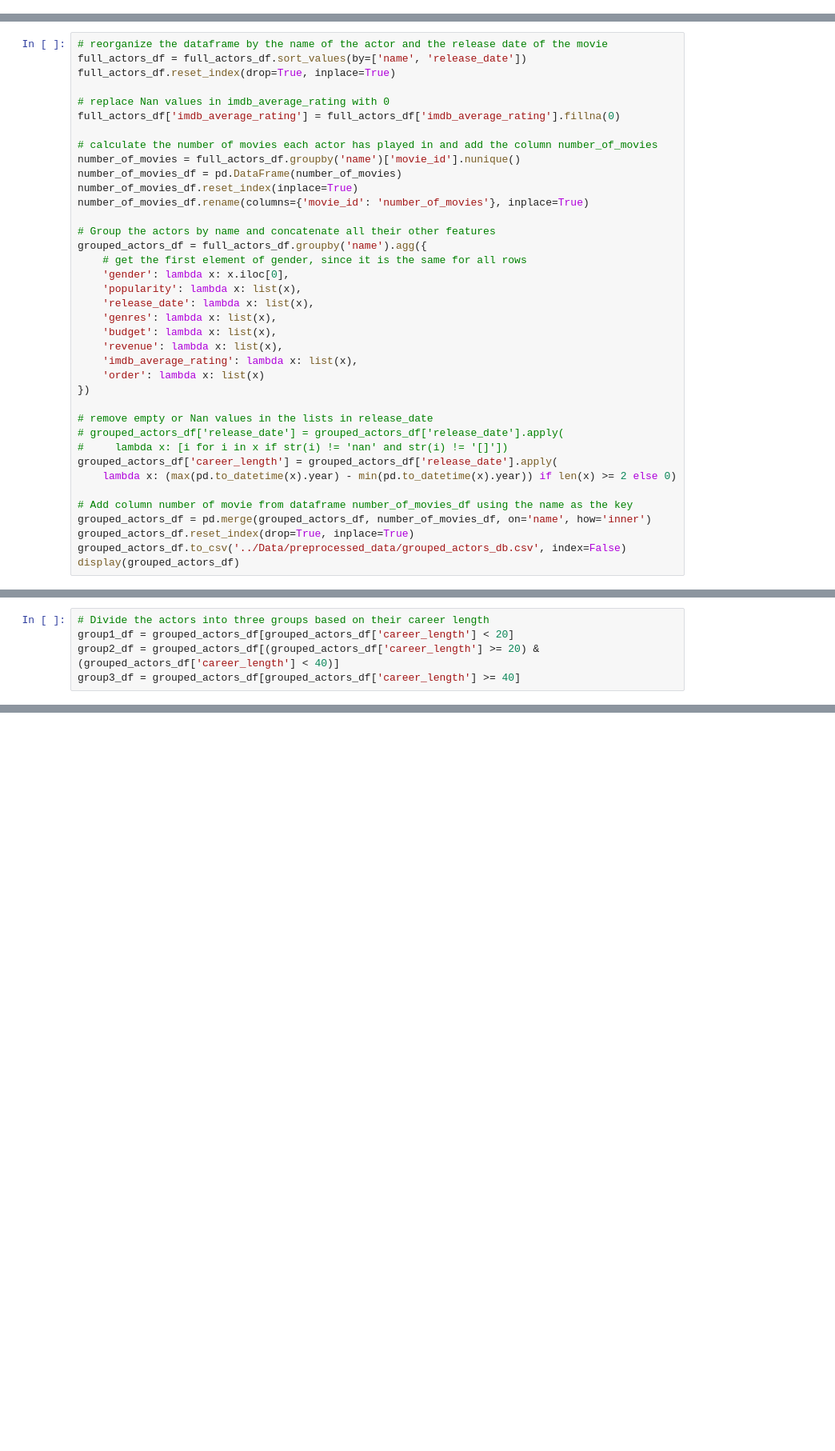
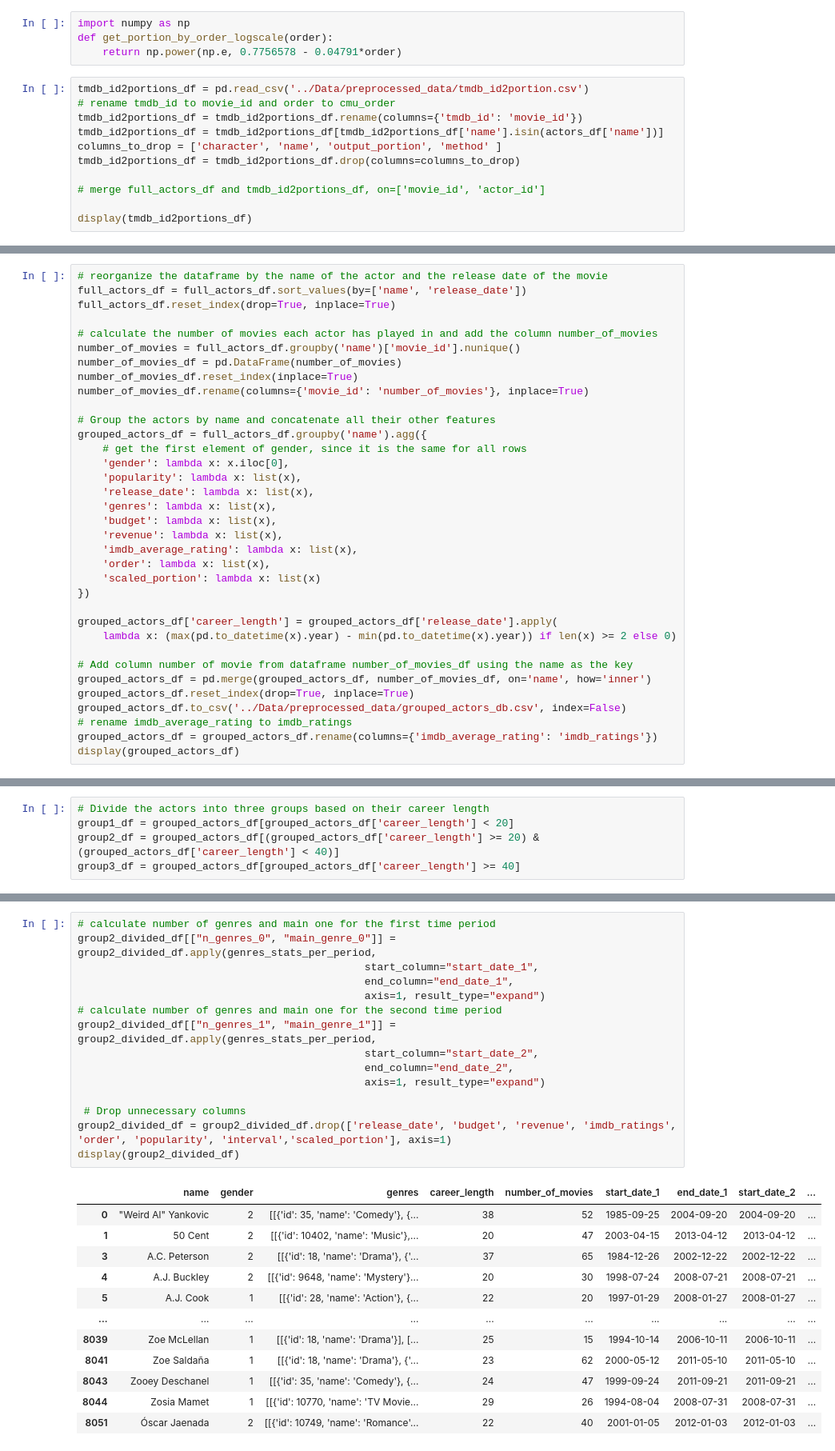
Before and after one commit to epfl-ada/ada-2023-project-cinemada, a Jupyter notebook: Preprocessing/fame.ipynb, the cells around one changed output, grey strips where cells are left out. Shown: that part at 80% size. Cells and saved outputs as stored; diff of their text form; blank space fills up the shorter version.

```diff
--- a/Preprocessing/fame.ipynb
+++ b/Preprocessing/fame.ipynb
@@ -123,0 +125,15 @@ imdb_rating_df = pd.DataFrame.from_dict(tmdb_id2credit_imdb_rating, orient='inde
+# %%
+import numpy as np
+def get_portion_by_order_logscale(order):
+    return np.power(np.e, 0.7756578 - 0.04791*order)
+# %%
+tmdb_id2portions_df = pd.read_csv('../Data/preprocessed_data/tmdb_id2portion.csv')
+# rename tmdb_id to movie_id and order to cmu_order
+tmdb_id2portions_df = tmdb_id2portions_df.rename(columns={'tmdb_id': 'movie_id'})
+tmdb_id2portions_df = tmdb_id2portions_df[tmdb_id2portions_df['name'].isin(actors_df['name'])]
+columns_to_drop = ['character', 'name', 'output_portion', 'method' ]
+tmdb_id2portions_df = tmdb_id2portions_df.drop(columns=columns_to_drop)
+
+# merge full_actors_df and tmdb_id2portions_df, on=['movie_id', 'actor_id']
+
+display(tmdb_id2portions_df)
@@ -227,9 +277,6 @@ The number of apparitions in movies of actors of interest is 307,006
 # reorganize the dataframe by the name of the actor and the release date of the movie
 full_actors_df = full_actors_df.sort_values(by=['name', 'release_date'])
 full_actors_df.reset_index(drop=True, inplace=True)
-
-# replace Nan values in imdb_average_rating with 0
-full_actors_df['imdb_average_rating'] = full_actors_df['imdb_average_rating'].fillna(0)
 
 # calculate the number of movies each actor has played in and add the column number_of_movies
 number_of_movies = full_actors_df.groupby('name')['movie_id'].nunique()
@@ -247,12 +294,10 @@ grouped_actors_df = full_actors_df.groupby('name').agg({
     'budget': lambda x: list(x),
     'revenue': lambda x: list(x),
     'imdb_average_rating': lambda x: list(x),
-    'order': lambda x: list(x)
+    'order': lambda x: list(x),
+    'scaled_portion': lambda x: list(x)
 })
 
-# remove empty or Nan values in the lists in release_date
-# grouped_actors_df['release_date'] = grouped_actors_df['release_date'].apply(
-#     lambda x: [i for i in x if str(i) != 'nan' and str(i) != '[]'])
 grouped_actors_df['career_length'] = grouped_actors_df['release_date'].apply(
     lambda x: (max(pd.to_datetime(x).year) - min(pd.to_datetime(x).year)) if len(x) >= 2 else 0)
 
@@ -260,5 +305,7 @@ grouped_actors_df['career_length'] = grouped_actors_df['release_date'].apply(
 grouped_actors_df = pd.merge(grouped_actors_df, number_of_movies_df, on='name', how='inner')
 grouped_actors_df.reset_index(drop=True, inplace=True)
 grouped_actors_df.to_csv('../Data/preprocessed_data/grouped_actors_db.csv', index=False)
+# rename imdb_average_rating to imdb_ratings
+grouped_actors_df = grouped_actors_df.rename(columns={'imdb_average_rating': 'imdb_ratings'})
 display(grouped_actors_df)
 # %% [output]
@@ -378,0 +515,28 @@ display(group1_divided_df)
+# %%
+# calculate number of genres and main one for the first time period
+group2_divided_df[["n_genres_0", "main_genre_0"]] = group2_divided_df.apply(genres_stats_per_period,
+                                              start_column="start_date_1",
+                                              end_column="end_date_1",
+                                              axis=1, result_type="expand")
+# calculate number of genres and main one for the second time period
+group2_divided_df[["n_genres_1", "main_genre_1"]] = group2_divided_df.apply(genres_stats_per_period,
+                                              start_column="start_date_2",
+                                              end_column="end_date_2",
+                                              axis=1, result_type="expand")
+
+ # Drop unnecessary columns
+group2_divided_df = group2_divided_df.drop(['release_date', 'budget', 'revenue', 'imdb_ratings', 'order', 'popularity', 'interval','scaled_portion'], axis=1)
+display(group2_divided_df)
+# %% [output]
+|  | name | gender | genres | career_length | number_of_movies | start_date_1 | end_date_1 | start_date_2 | ... |
+| 0 | "Weird Al" Yankovic | 2 | [[{'id': 35, 'name': 'Comedy'}, {... | 38 | 52 | 1985-09-25 | 2004-09-20 | 2004-09-20 | ... |
+| 1 | 50 Cent | 2 | [[{'id': 10402, 'name': 'Music'},... | 20 | 47 | 2003-04-15 | 2013-04-12 | 2013-04-12 | ... |
+| 3 | A.C. Peterson | 2 | [[{'id': 18, 'name': 'Drama'}, {'... | 37 | 65 | 1984-12-26 | 2002-12-22 | 2002-12-22 | ... |
+| 4 | A.J. Buckley | 2 | [[{'id': 9648, 'name': 'Mystery'}... | 20 | 30 | 1998-07-24 | 2008-07-21 | 2008-07-21 | ... |
+| 5 | A.J. Cook | 1 | [[{'id': 28, 'name': 'Action'}, {... | 22 | 20 | 1997-01-29 | 2008-01-27 | 2008-01-27 | ... |
+| ... | ... | ... | ... | ... | ... | ... | ... | ... | ... |
+| 8039 | Zoe McLellan | 1 | [[{'id': 18, 'name': 'Drama'}], [... | 25 | 15 | 1994-10-14 | 2006-10-11 | 2006-10-11 | ... |
+| 8041 | Zoe Saldaña | 1 | [[{'id': 18, 'name': 'Drama'}, {'... | 23 | 62 | 2000-05-12 | 2011-05-10 | 2011-05-10 | ... |
+| 8043 | Zooey Deschanel | 1 | [[{'id': 35, 'name': 'Comedy'}, {... | 24 | 47 | 1999-09-24 | 2011-09-21 | 2011-09-21 | ... |
+| 8044 | Zosia Mamet | 1 | [[{'id': 10770, 'name': 'TV Movie... | 29 | 26 | 1994-08-04 | 2008-07-31 | 2008-07-31 | ... |
+| 8051 | Óscar Jaenada | 2 | [[{'id': 10749, 'name': 'Romance'... | 22 | 40 | 2001-01-05 | 2012-01-03 | 2012-01-03 | ... |
```
Also changed, not shown: parts of 22 cells of this notebook.
